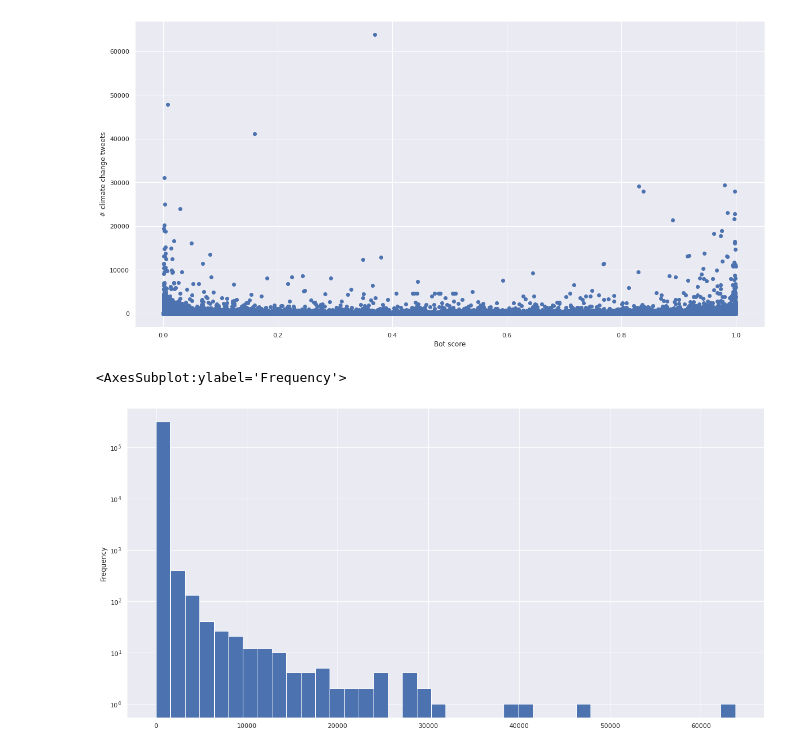
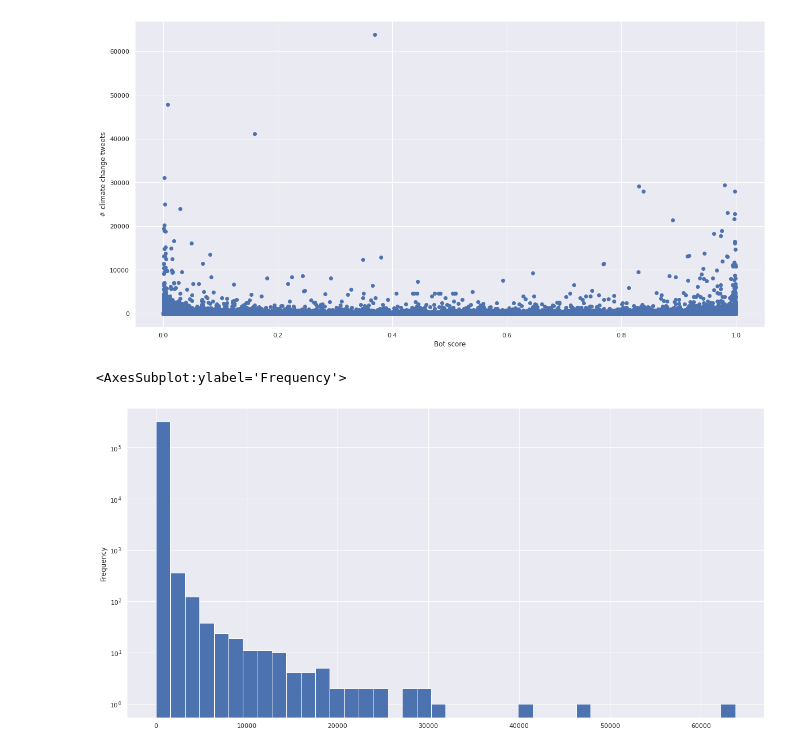
Before and after one commit to UoA-eResearch/twitter_analysis, a Jupyter notebook: bots.ipynb, the cells around one changed output. Saved outputs shown, nothing was run; the diff lists cells and outputs as text; code cells hidden in the pictures.

```diff
--- a/bots.ipynb
+++ b/bots.ipynb
@@ -21,8 +21,8 @@ pd.set_option('display.max_colwidth', -1)
 # Save datasets of unique users and ids for bot scoring. Takes ~13min
 #df[["username", "user_id"]].value_counts().to_csv("data/users.csv")
 # %%
-botscores = pd.read_csv("data/botscores.csv")
-botscores
+df = pd.read_csv("data/botscores.csv").dropna()
+df
 # %% [output]
 |  | user_id | screen_name | prob_bot | n_tweets |
 | 0 | 731164510489313280 | GCCThinkActTank | 0.368905 | 63791 |
@@ -51,7 +51,7 @@ plt.ylabel("# climate change tweets")
 Text(0, 0.5, '# climate change tweets')
 [figure]
 # %%
-botscores.n_tweets.plot(kind="hist", bins=40, logy=True)
+df.n_tweets.plot(kind="hist", bins=40, logy=True)
 # %% [output]
 <AxesSubplot:ylabel='Frequency'>
-[figure, old version]
+[figure, new version]
```
Also changed, not shown: parts of 4 cells of this notebook, 3 other files.
